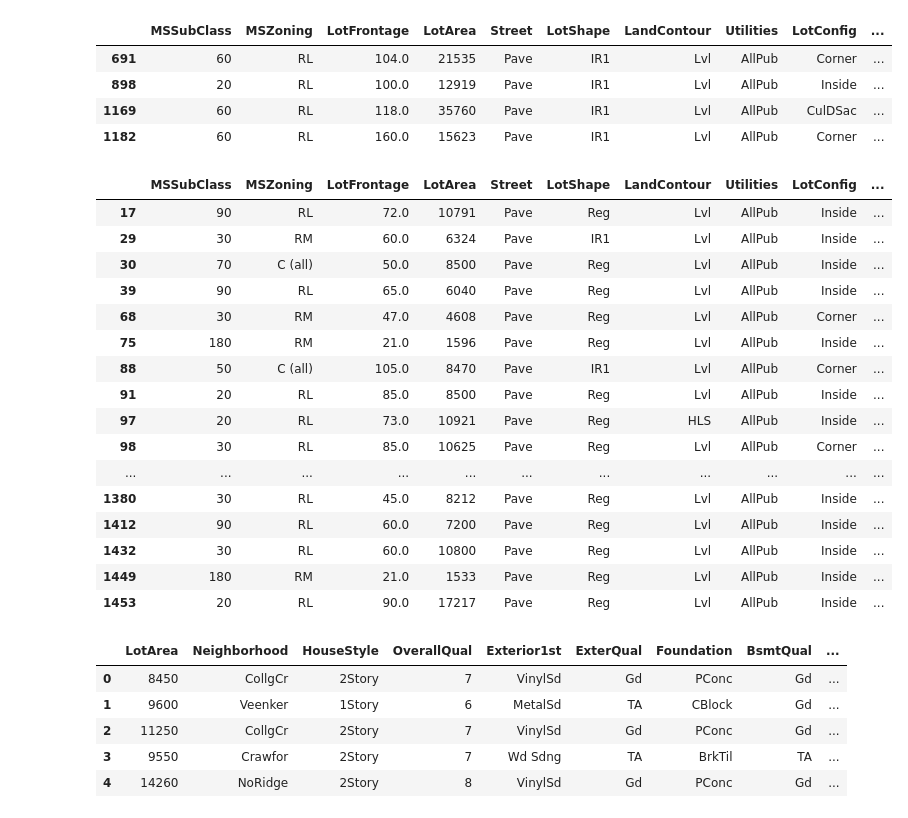
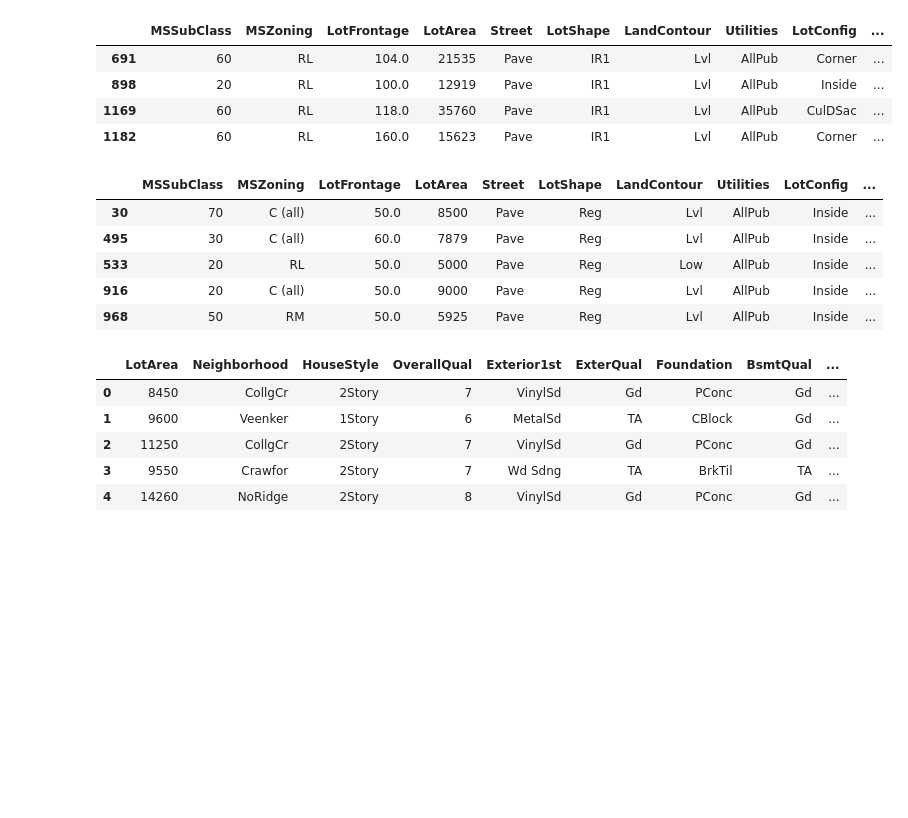
Before and after one commit to Joshuaabeter/House_price_prediction, a Jupyter notebook: HousePrice_Prediction.ipynb, the cells around one changed output. Saved outputs shown, nothing was run; the diff lists cells and outputs as text; code cells hidden in the pictures; blank space fills up the shorter version.

```diff
--- a/HousePrice_Prediction.ipynb
+++ b/HousePrice_Prediction.ipynb
@@ -212,25 +206,14 @@ house_data[house_data['SalePrice']>=600000]
 | 1169 | 60 | RL | 118.0 | 35760 | Pave | IR1 | Lvl | AllPub | CulDSac | ... |
 | 1182 | 60 | RL | 160.0 | 15623 | Pave | IR1 | Lvl | AllPub | Corner | ... |
 # %%
-house_data[house_data['SalePrice']<=100000]
+house_data[house_data['SalePrice']<=40000]
 # %% [output]
 |  | MSSubClass | MSZoning | LotFrontage | LotArea | Street | LotShape | LandContour | Utilities | LotConfig | ... |
-| 17 | 90 | RL | 72.0 | 10791 | Pave | Reg | Lvl | AllPub | Inside | ... |
-| 29 | 30 | RM | 60.0 | 6324 | Pave | IR1 | Lvl | AllPub | Inside | ... |
 | 30 | 70 | C (all) | 50.0 | 8500 | Pave | Reg | Lvl | AllPub | Inside | ... |
-| 39 | 90 | RL | 65.0 | 6040 | Pave | Reg | Lvl | AllPub | Inside | ... |
-| 68 | 30 | RM | 47.0 | 4608 | Pave | Reg | Lvl | AllPub | Corner | ... |
-| 75 | 180 | RM | 21.0 | 1596 | Pave | Reg | Lvl | AllPub | Inside | ... |
-| 88 | 50 | C (all) | 105.0 | 8470 | Pave | IR1 | Lvl | AllPub | Corner | ... |
-| 91 | 20 | RL | 85.0 | 8500 | Pave | Reg | Lvl | AllPub | Inside | ... |
-| 97 | 20 | RL | 73.0 | 10921 | Pave | Reg | HLS | AllPub | Inside | ... |
-| 98 | 30 | RL | 85.0 | 10625 | Pave | Reg | Lvl | AllPub | Corner | ... |
-| ... | ... | ... | ... | ... | ... | ... | ... | ... | ... | ... |
-| 1380 | 30 | RL | 45.0 | 8212 | Pave | Reg | Lvl | AllPub | Inside | ... |
-| 1412 | 90 | RL | 60.0 | 7200 | Pave | Reg | Lvl | AllPub | Inside | ... |
-| 1432 | 30 | RL | 60.0 | 10800 | Pave | Reg | Lvl | AllPub | Inside | ... |
-| 1449 | 180 | RM | 21.0 | 1533 | Pave | Reg | Lvl | AllPub | Inside | ... |
-| 1453 | 20 | RL | 90.0 | 17217 | Pave | Reg | Lvl | AllPub | Inside | ... |
+| 495 | 30 | C (all) | 60.0 | 7879 | Pave | Reg | Lvl | AllPub | Inside | ... |
+| 533 | 20 | RL | 50.0 | 5000 | Pave | Reg | Low | AllPub | Inside | ... |
+| 916 | 20 | C (all) | 50.0 | 9000 | Pave | Reg | Lvl | AllPub | Inside | ... |
+| 968 | 50 | RM | 50.0 | 5925 | Pave | Reg | Lvl | AllPub | Inside | ... |
 # %%
 house_data=house_data.drop(columns=['LotFrontage','MSSubClass','Street','LotShape','MSZoning',
                                     'LandContour','Utilities','LotConfig','LandSlope',
```
Also changed, not shown: parts of 36 cells of this notebook.
